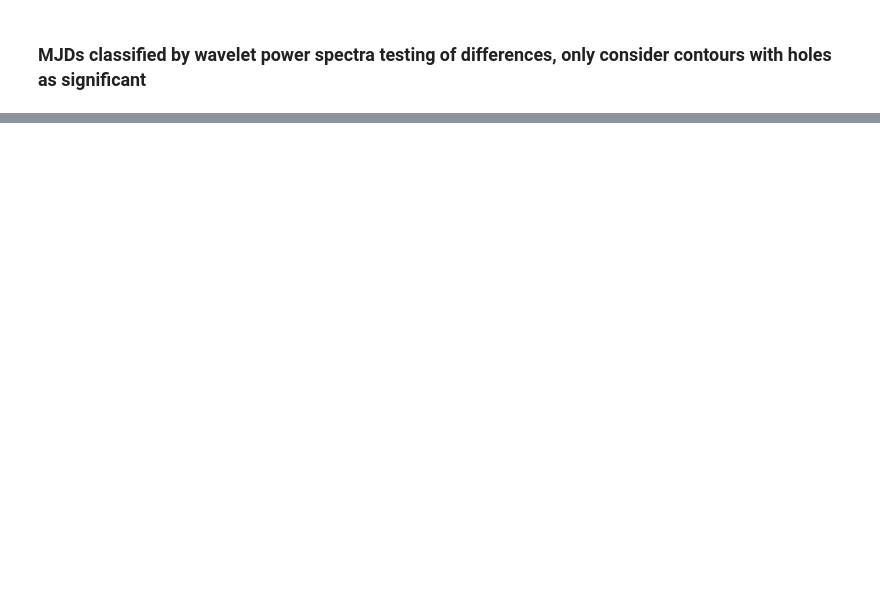
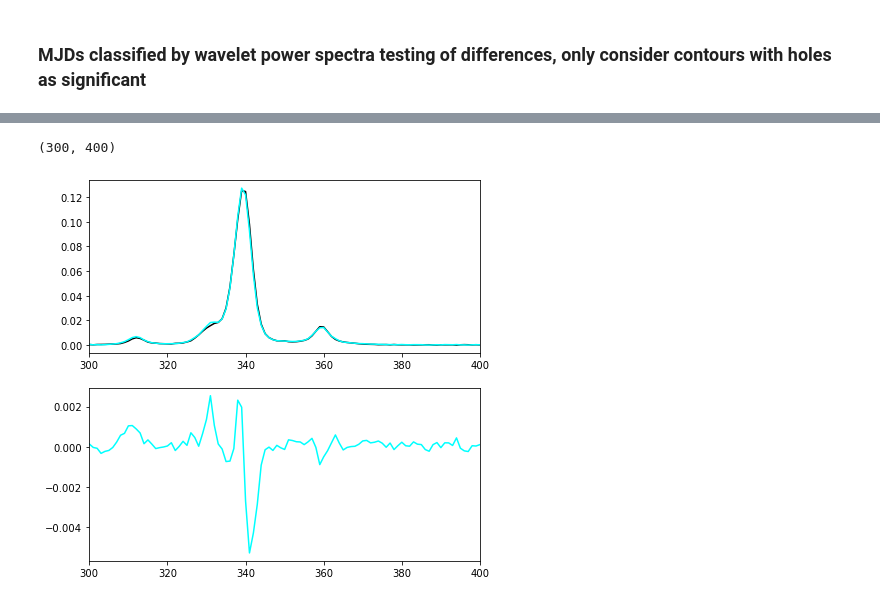
Before and after one commit to minyoungk99/IRES, a Jupyter notebook: other_notebooks/wavelet_classific.ipynb, the cells around one changed output, grey strips where cells are left out. Cells and saved outputs as stored; diff of their text form; code cells hidden in the pictures; blank space fills up the shorter version.

```diff
--- a/other_notebooks/wavelet_classific.ipynb
+++ b/other_notebooks/wavelet_classific.ipynb
@@ -40,0 +56,14 @@ u.gridplot(abn_profs, 4, hist=False, figsize=(15, 10))
+# %%
+fig = plt.figure(figsize=(7,7))
+ax1 = fig.add_subplot(211)
+ax2 = fig.add_subplot(212)
+
+ax1.plot(profs[0],'k')
+ax1.plot(abn_profs[0],'cyan')
+ax1.set_xlim(300,400)
+
+ax2.plot(abn_profs[0]-profs[0],'cyan')
+ax2.set_xlim(300,400)
+# %% [output]
+(300, 400)
+[figure, added]
```
Also changed, not shown: parts of 9 cells of this notebook, 16 other files.
